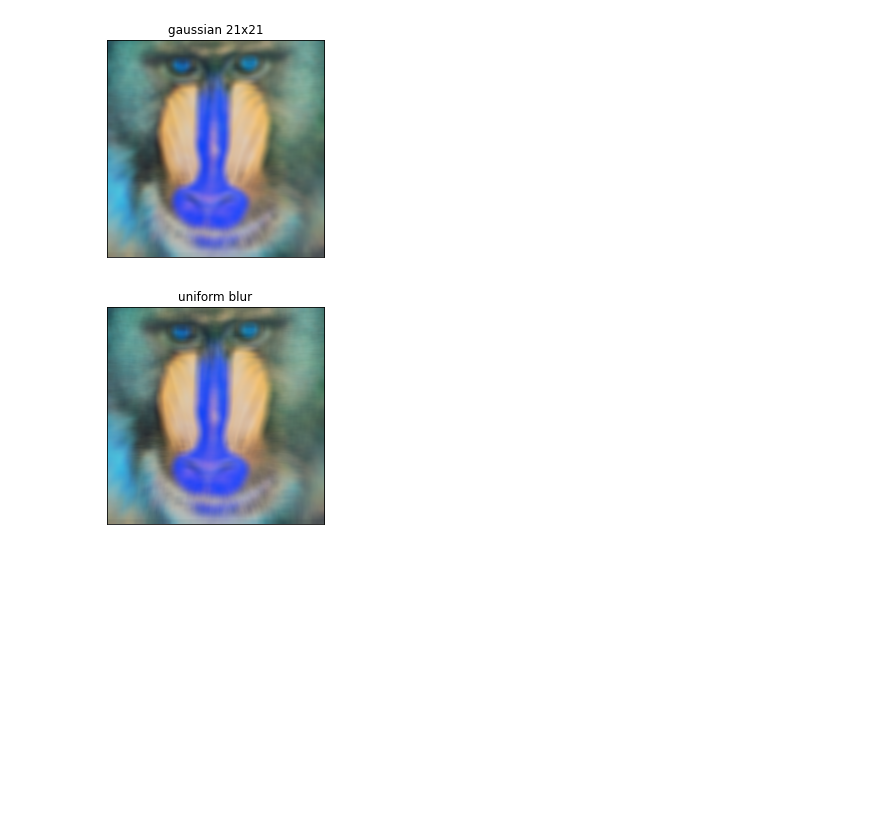
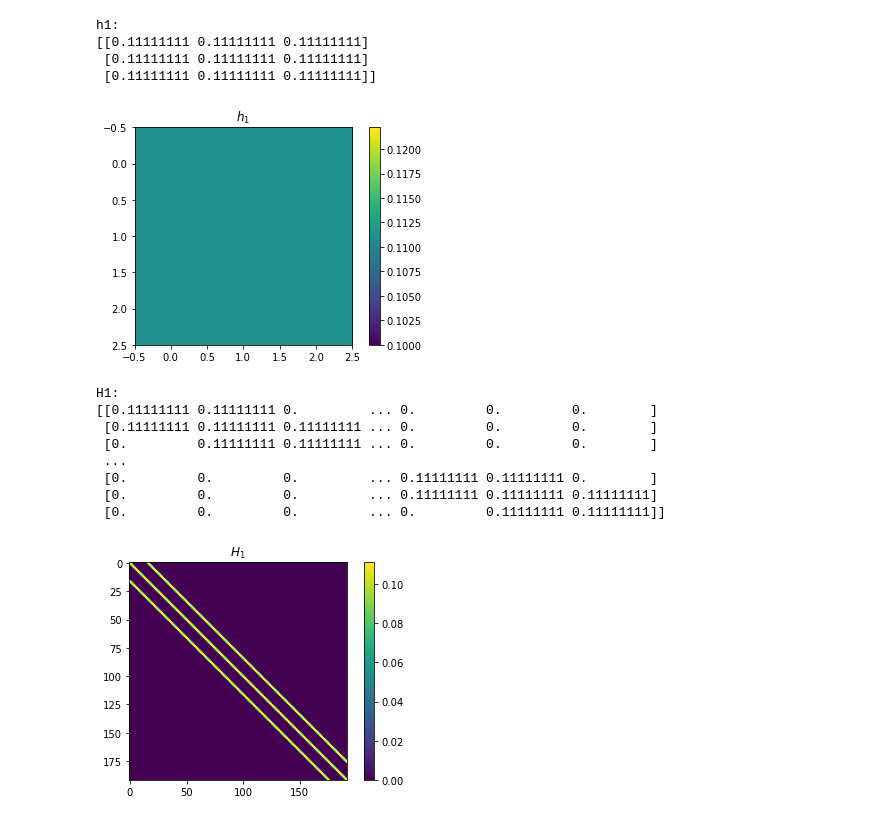
Before and after one commit to nirey10/CV202-HW2, a Jupyter notebook: ex2.ipynb, the cells around one changed output. Cells and saved outputs as stored; diff of their text form; code cells hidden in the pictures; blank space fills up the shorter version.

```diff
--- a/ex2.ipynb
+++ b/ex2.ipynb
@@ -36,10 +6,42 @@ plt.show()
-# %%
-plt.imshow(gaussian21), plt.title('gaussian 21x21'), plt.xticks([]), plt.yticks([])
-plt.show()
-# %% [output]
-[figure, removed]
-# %%
-plt.imshow(uniform), plt.title('uniform blur'), plt.xticks([]), plt.yticks([])
-plt.show()
-# %% [output]
-[figure, removed]
+# %%
+M = 12
+N = 16
+
+def print_h(mat, name):
+    print(name + ":\n" + str(mat))
+    _ = plt.imshow(mat, interpolation=None)
+    plt.colorbar()
+    _ = plt.title("$" + name[0] + "_" + name[1] + "$")
+
+
+def create_H(h):
+    H = np.zeros((M*N, M*N))
+    for i in range(M*N):
+        for k in [-1, 0, 1]:
+            for l in [-1, 0, 1]:
+                j = i-N*k-l
+                if 0 <= j < M*N:
+                    H[i,j] = h[k+1,l+1]
+    return H
+# %%
+h1 = (1.0/9.0)*np.ones((3,3))
+print_h(h1, "h1")
+# %% [output]
+h1:
+[[0.11111111 0.11111111 0.11111111]
+ [0.11111111 0.11111111 0.11111111]
+ [0.11111111 0.11111111 0.11111111]]
+[figure, added]
+# %%
+H1 = create_H(h1)
+print_h(H1, "H1")
+# %% [output]
+H1:
+[[0.11111111 0.11111111 0.         ... 0.         0.         0.        ]
+ [0.11111111 0.11111111 0.11111111 ... 0.         0.         0.        ]
+ [0.         0.11111111 0.11111111 ... 0.         0.         0.        ]
+ ...
+ [0.         0.         0.         ... 0.11111111 0.11111111 0.        ]
+ [0.         0.         0.         ... 0.11111111 0.11111111 0.11111111]
+ [0.         0.         0.         ... 0.         0.11111111 0.11111111]]
+[figure, added]
```
Also changed, not shown: parts of 7 cells of this notebook.
